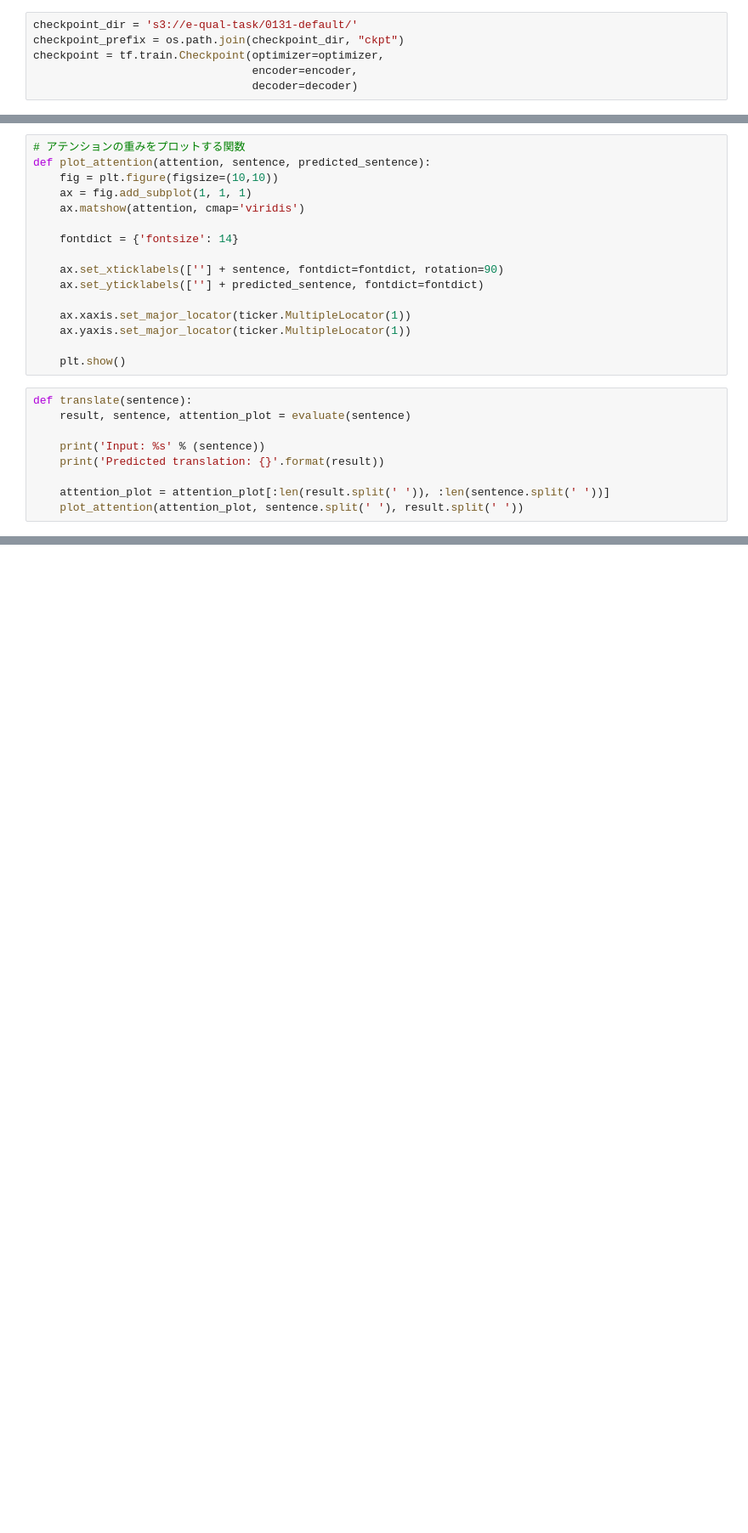
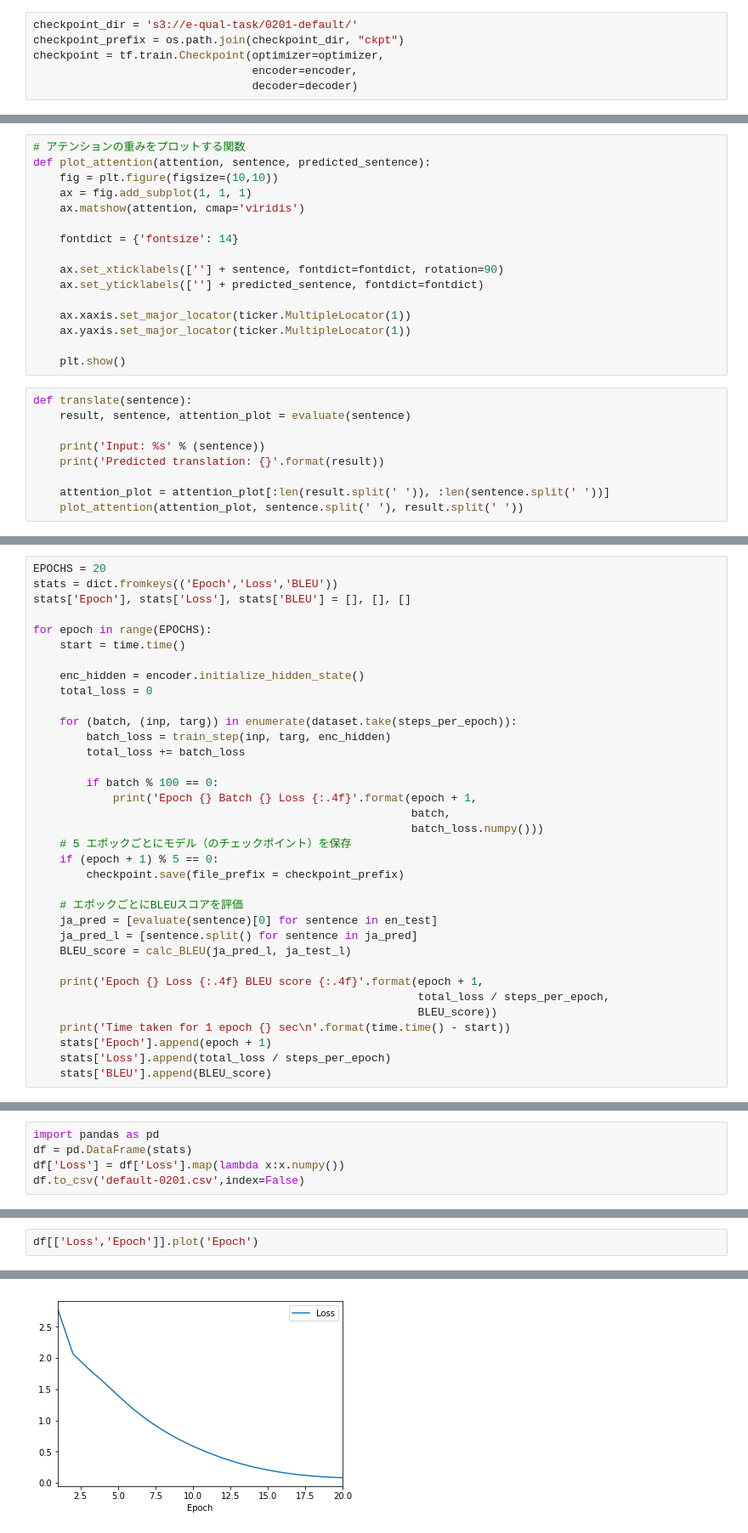
Before and after one commit to nagiton/E-qual-task, a Jupyter notebook: tf_NMT_enja-default.ipynb, the cells around one changed output, grey strips where cells are left out. Shown at 85% size. Saved outputs shown, nothing was run; the diff lists cells and outputs as text; blank space fills up the shorter version.

Commit message:
done default nb

```diff
--- a/tf_NMT_enja-default.ipynb
+++ b/tf_NMT_enja-default.ipynb
@@ -335,5 +396,5 @@ def loss_function(real, pred):
 # %%
-checkpoint_dir = 's3://e-qual-task/0131-default/'
+checkpoint_dir = 's3://e-qual-task/0201-default/'
 checkpoint_prefix = os.path.join(checkpoint_dir, "ckpt")
 checkpoint = tf.train.Checkpoint(optimizer=optimizer,
                                  encoder=encoder,
@@ -494,0 +538,35 @@ def translate(sentence):
+# %%
+EPOCHS = 20
+stats = dict.fromkeys(('Epoch','Loss','BLEU'))
+stats['Epoch'], stats['Loss'], stats['BLEU'] = [], [], []
+
+for epoch in range(EPOCHS):
+    start = time.time()
+
+    enc_hidden = encoder.initialize_hidden_state()
+    total_loss = 0
+
+    for (batch, (inp, targ)) in enumerate(dataset.take(steps_per_epoch)):
+        batch_loss = train_step(inp, targ, enc_hidden)
+        total_loss += batch_loss
+
+        if batch % 100 == 0:
+            print('Epoch {} Batch {} Loss {:.4f}'.format(epoch + 1,
+                                                         batch,
+                                                         batch_loss.numpy()))
+    # 5 エポックごとにモデル（のチェックポイント）を保存
+    if (epoch + 1) % 5 == 0:
+        checkpoint.save(file_prefix = checkpoint_prefix)
+
+    # エポックごとにBLEUスコアを評価
+    ja_pred = [evaluate(sentence)[0] for sentence in en_test]
+    ja_pred_l = [sentence.split() for sentence in ja_pred]
+    BLEU_score = calc_BLEU(ja_pred_l, ja_test_l)
+
+    print('Epoch {} Loss {:.4f} BLEU score {:.4f}'.format(epoch + 1,
+                                                          total_loss / steps_per_epoch,
+                                                          BLEU_score))
+    print('Time taken for 1 epoch {} sec\n'.format(time.time() - start))
+    stats['Epoch'].append(epoch + 1)
+    stats['Loss'].append(total_loss / steps_per_epoch)
+    stats['BLEU'].append(BLEU_score)
@@ -494,0 +597,5 @@ def translate(sentence):
+# %%
+import pandas as pd
+df = pd.DataFrame(stats)
+df['Loss'] = df['Loss'].map(lambda x:x.numpy())
+df.to_csv('default-0201.csv',index=False)
@@ -499,2 +609,5 @@ checkpoint.restore(tf.train.latest_checkpoint('ckpt/ckpt-0131'))
 # %% [output]
 <tensorflow.python.training.tracking.util.InitializationOnlyStatus at 0x...>
+# %%
+df[['Loss','Epoch']].plot('Epoch')
+# %% [output]
@@ -500,0 +615 @@ checkpoint.restore(tf.train.latest_checkpoint('ckpt/ckpt-0131'))
+[figure, added]
```
Also changed, not shown: parts of 46 cells of this notebook, 3 other files.
